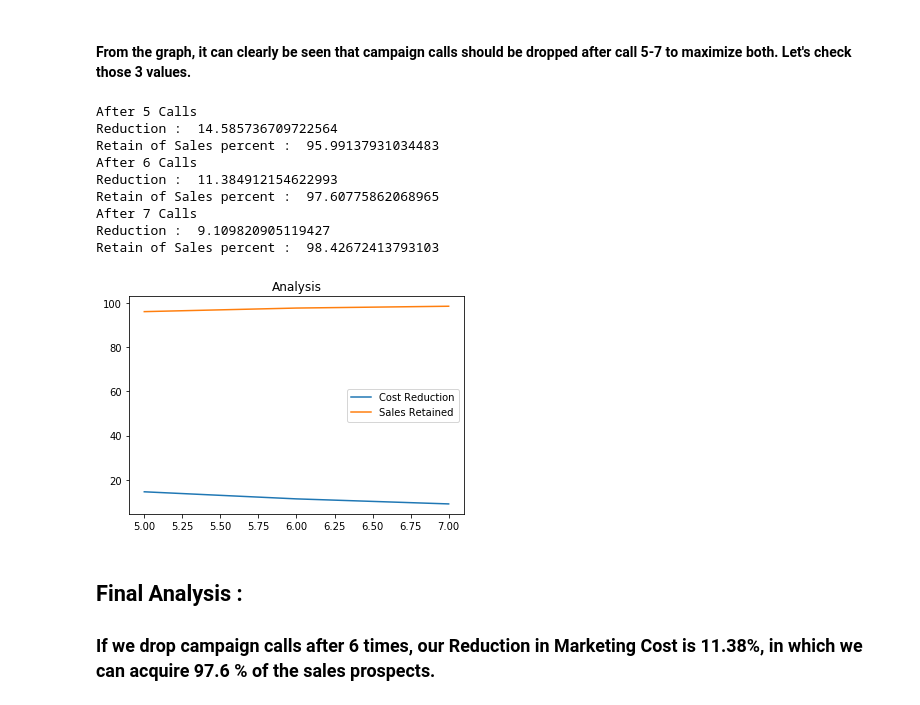
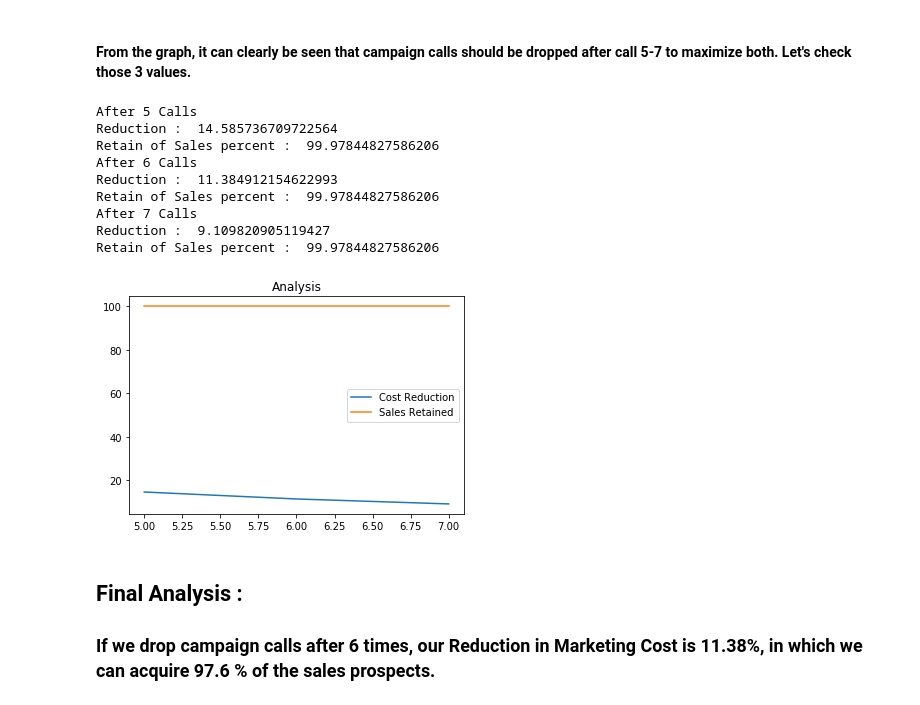
Before and after one commit to manojit32/Marketing_Analysis_Prediction, a Jupyter notebook: upgrad.ipynb, the cells around one changed output. Drawn from its saved outputs; the diff is of its cells as text; code cells hidden in the pictures.

```diff
--- a/upgrad.ipynb
+++ b/upgrad.ipynb
@@ -139,21 +139,21 @@ ax = sns.regplot(x="age", y="y=yes", order=3, data=df, truncate=True)
 After 20 times campaign call, the "Yes" value is almost zero. So we can stop calling after 20 times. Let's check how much we can maximize market cost reduction by acquiring maximum sales by dropping campaign call after 20 times.
 # %%
 # Calculate calls made in total
-total_calls = np.sum(df['campaign'])
-print(total_calls)
+total_call = np.sum(df['campaign'])
+print(total_call)
 # Calculate calls made after the 20th call
-extra_calls = np.sum(df[df['campaign']>20]['campaign']) - 20*df[df['campaign']>20].shape[0]
-print(extra_calls)
+extra_call = np.sum(df[df['campaign']>20]['campaign']) - 20*df[df['campaign']>20].shape[0]
+print(extra_call)
 # Calculate reduction in marketing cost
 reduction = ( extra_calls *100 ) / total_calls
 print("Reduction : ",reduction)
-total_sales=np.float(df[df['y=yes']==1].shape[0])
-print(total_sales)
-less_costly_sales=np.float(df[(df['campaign'] <= 20) & (df['y=yes']==1)].shape[0])
-print(less_costly_sales)
+total_sale=np.float(df[df['y=yes']==1].shape[0])
+print(total_sale)
+less_sale=np.float(df[(df['campaign'] <= 20) & (df['y=yes']==1)].shape[0])
+print(less_sale)
 #Calculate Sales retain
-sales_percent=100*less_costly_sales/total_sales
-print("Retain of Sales percent : ",sales_percent)
+percent=100*less_sale/total_sale
+print("Retain of Sales percent : ",percent)
 # %% [output]
 105754.0
 1072.0
@@ -198,43 +188,35 @@ plt.show()
 # %%
 ll=list(range(5,8))
 rl=[]
 sl=[]
 for i in ll:
-    # Calculate calls made in total
-    total_calls = np.sum(df['campaign'])
-    #print(total_calls)
+    total_call = np.sum(df['campaign'])
     print("After %d Calls"%i)
-    # Calculate calls made after the ith call
-    extra_calls = np.sum(df[df['campaign']>i]['campaign']) - i*df[df['campaign']>i].shape[0]
-    #print(extra_calls)
-    # Calculate reduction in marketing cost
-    reduction = ( extra_calls *100 ) / total_calls
+    extra_call = np.sum(df[df['campaign']>i]['campaign']) - i*df[df['campaign']>i].shape[0]
+    reduction = ( extra_call *100 ) / total_call
     print("Reduction : ",reduction)
     rl.append(reduction)
-    total_sales=np.float(df[df['y=yes']==1].shape[0])
-    #print(total_sales)
-    less_costly_sales=np.float(df[(df['campaign'] <= i) & (df['y=yes']==1)].shape[0])
-    #print(less_costly_sales)
-    #Calculate Sales retain
-    sales_percent=100*less_costly_sales/total_sales
-    print("Retain of Sales percent : ",sales_percent)
-    sl.append(sales_percent)
+    total_sale=np.float(df[df['y=yes']==1].shape[0])
+    less_sales=np.float(df[(df['campaign'] <= i) & (df['y=yes']==1)].shape[0])
+    percent=100*less_sale/total_sale
+    print("Retain of Sales percent : ",percent)
+    sl.append(percent)
 plt.plot(ll,rl,label="Cost Reduction")
 plt.plot(ll,sl,label="Sales Retained")
 plt.legend(loc="best")
 plt.title("Analysis")
 plt.show()
 # %% [output]
 After 5 Calls
 Reduction :  14.585736709722564
-Retain of Sales percent :  95.99137931034483
+Retain of Sales percent :  99.97844827586206
 After 6 Calls
 Reduction :  11.384912154622993
-Retain of Sales percent :  97.60775862068965
+Retain of Sales percent :  99.97844827586206
 After 7 Calls
 Reduction :  9.109820905119427
-Retain of Sales percent :  98.42672413793103
+Retain of Sales percent :  99.97844827586206
-[figure, old version]
+[figure, new version]
 # %% [markdown]
 ## Final Analysis :
 ### If we drop campaign calls after 6 times, our Reduction in Marketing Cost is 11.38%, in which we can acquire 97.6 % of the sales prospects.
```
Also changed, not shown: parts of 2 cells of this notebook.
